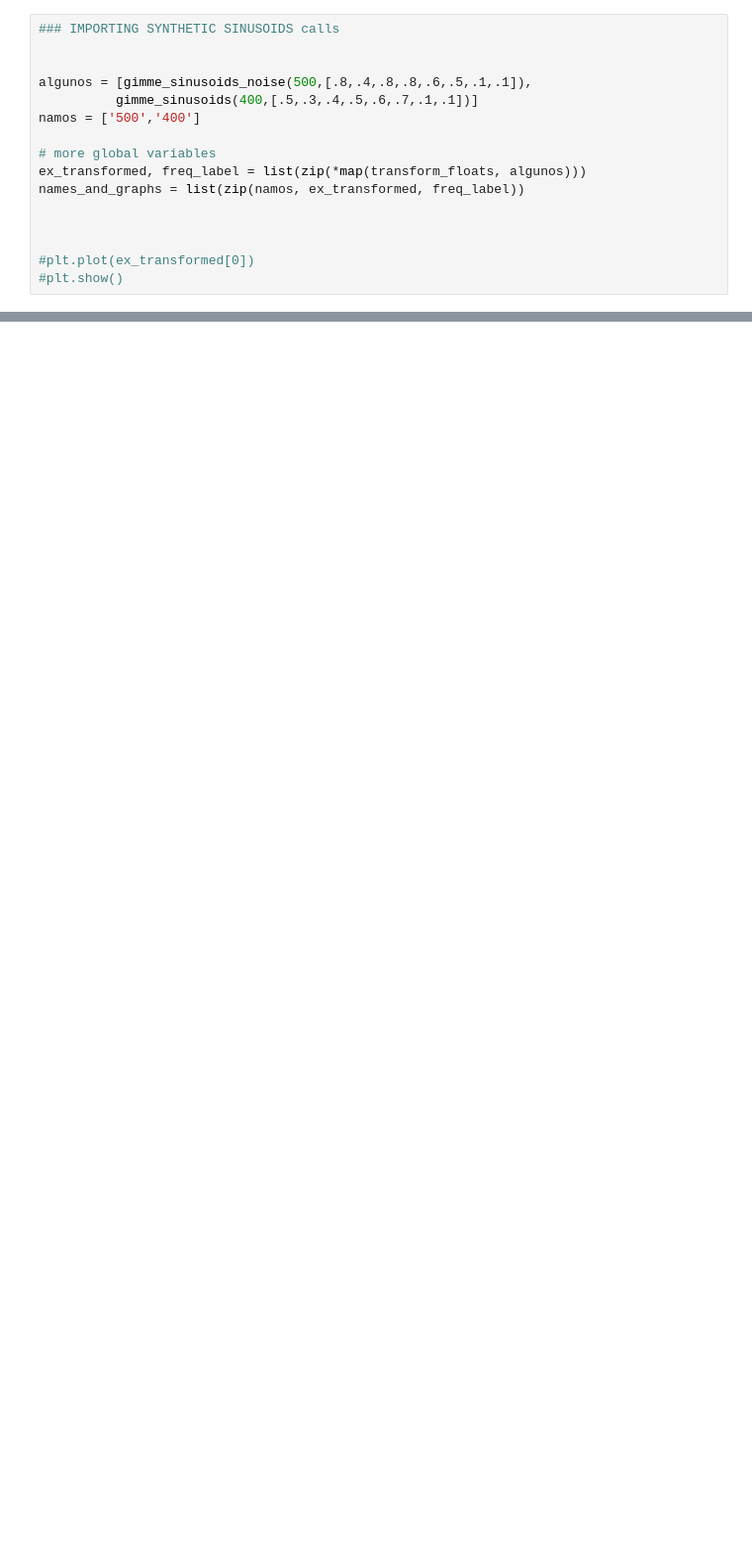
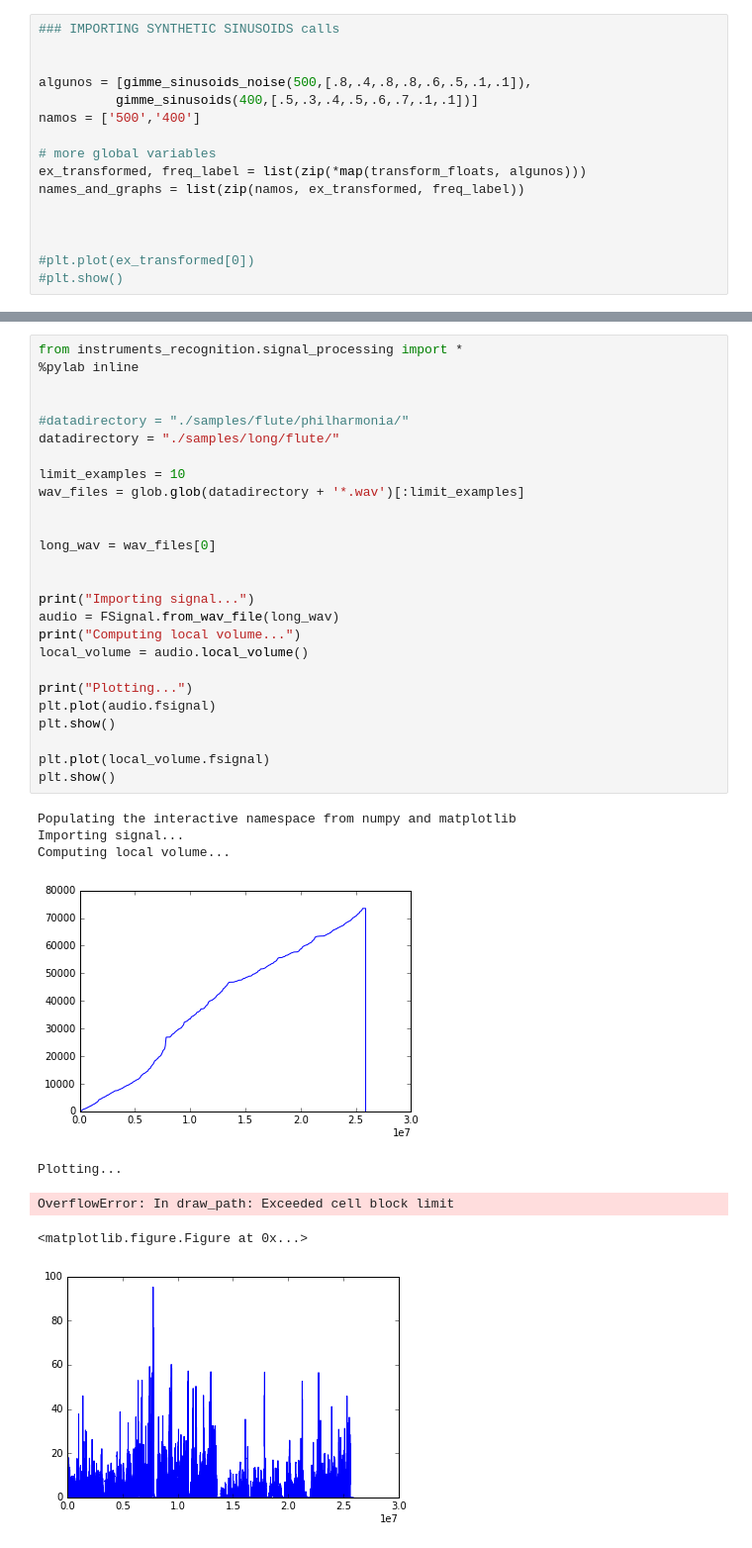
Before and after one commit to LuisScoccola/instruments_recognition, a Jupyter notebook: investigating_data.ipynb, the cells around one changed output, grey strips where cells are left out. Shown at 99% size. Saved outputs shown, nothing was run; the diff lists cells and outputs as text; blank space fills up the shorter version.

```diff
--- a/investigating_data.ipynb
+++ b/investigating_data.ipynb
@@ -47,0 +88,35 @@ names_and_graphs = list(zip(ex_wav, ex_transformed, freq_label))
+# %%
+from instruments_recognition.signal_processing import *
+%pylab inline
+
+
+#datadirectory = "./samples/flute/philharmonia/"
+datadirectory = "./samples/long/flute/"
+
+limit_examples = 10
+wav_files = glob.glob(datadirectory + '*.wav')[:limit_examples]
+
+
+long_wav = wav_files[0]
+
+
+print("Importing signal...")
+audio = FSignal.from_wav_file(long_wav)
+print("Computing local volume...")
+local_volume = audio.local_volume()
+
+print("Plotting...")
+plt.plot(audio.fsignal)
+plt.show()
+
+plt.plot(local_volume.fsignal)
+plt.show()
+# %% [output]
+Populating the interactive namespace from numpy and matplotlib
+Importing signal...
+Computing local volume...
+[figure, added]
+Plotting...
+OverflowError: In draw_path: Exceeded cell block limit
+<matplotlib.figure.Figure at 0x...>
+[figure, added]
```
Also changed, not shown: parts of 8 cells of this notebook, 4 other files.
